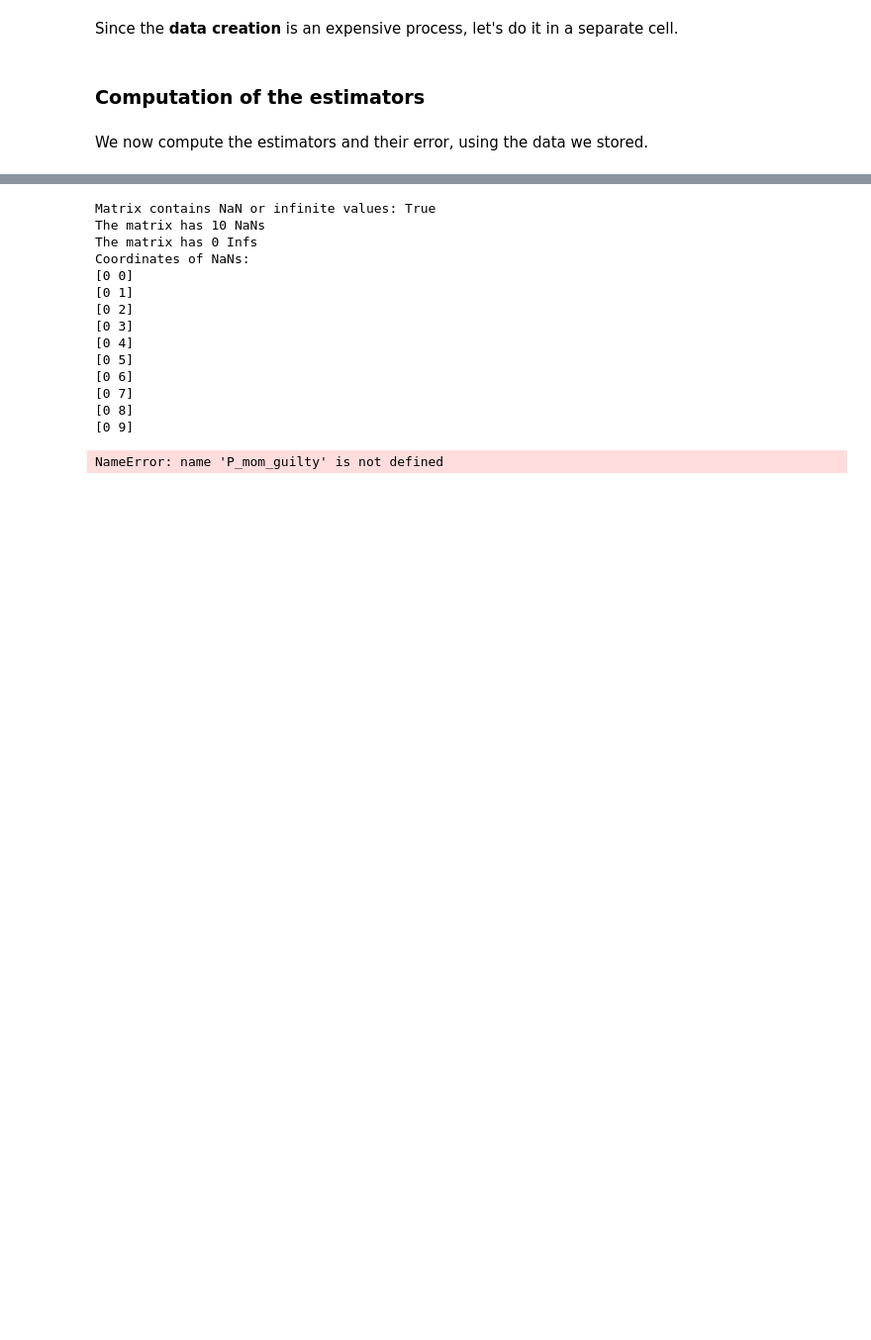
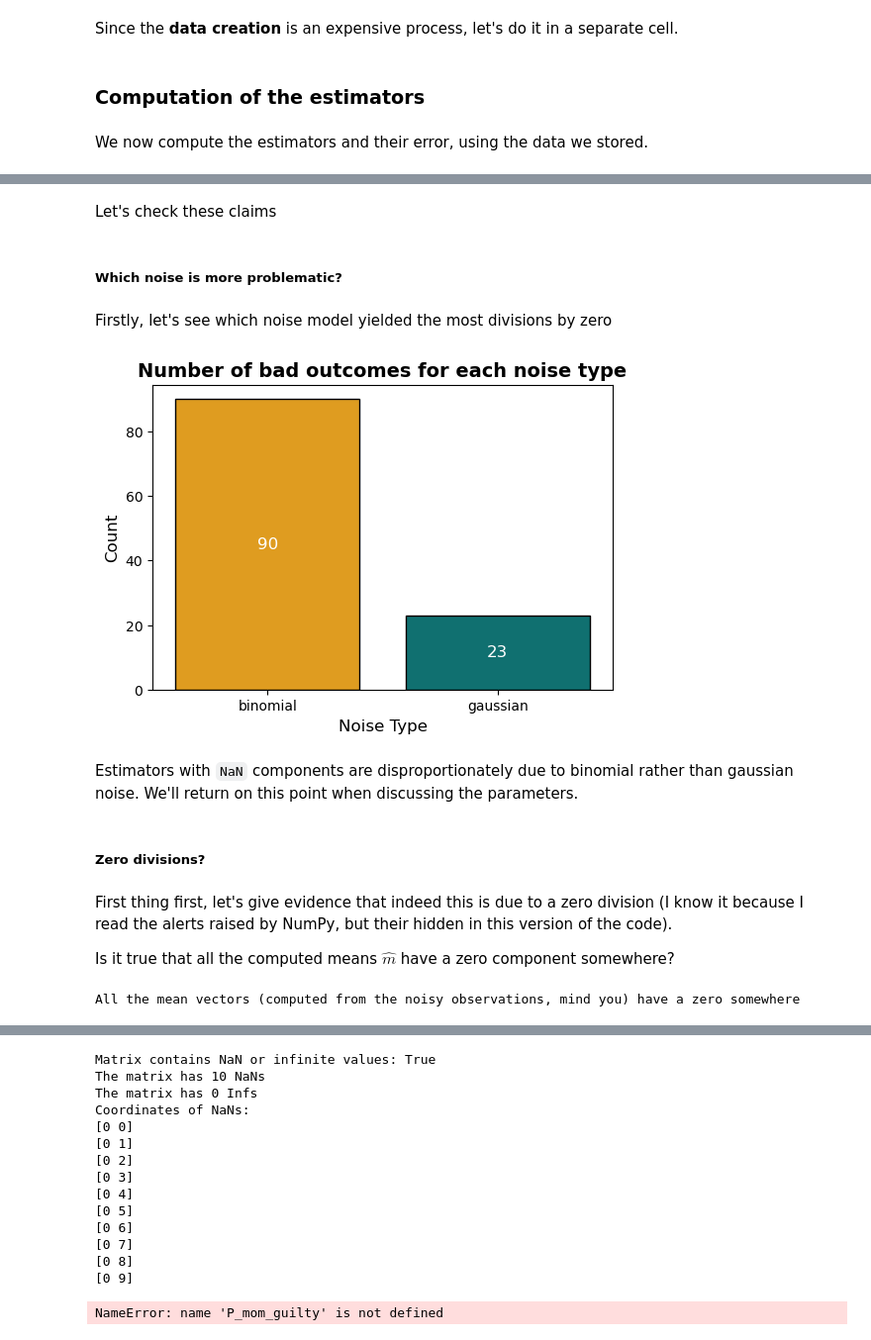
Before and after one commit to M4rinz/MNCM-project, a Jupyter notebook: Codice/MNCM_notebook_stationary.ipynb, the cells around one changed output, grey strips where cells are left out. Shown at 99% size. Cells and saved outputs as stored; diff of their text form; code cells hidden in the pictures; blank space fills up the shorter version.

Commit message:
Fine discussione sulle divisioni per zero

```diff
--- a/Codice/MNCM_notebook_stationary.ipynb
+++ b/Codice/MNCM_notebook_stationary.ipynb
@@ -29,7 +30,7 @@ SEED = 42
 We also define the path where to load/store data
 # %%
 SUBDIRECTORY = f'experiment_seed={SEED}'
-PATH = os.path.join('..','data',SUBDIRECTORY)
+PATH = os.path.join('data',SUBDIRECTORY)
 
 # Let's create the directory, if it doesn't exist yet
 os.makedirs(PATH, exist_ok=True)
@@ -149,7 +152,7 @@ Let's start by **loading** the transition matrix and its invariant distribution.
 with open(os.path.join(PATH,f'P__SEED={SEED}.npy'),'rb') as file:
 	P = np.load(file)
 
-with open(os.path.join(PATH,f'pi__SEED={SEED}'),'rb') as file:
+with open(os.path.join(PATH,f'pi__SEED={SEED}.npy'),'rb') as file:
 	pi_0 = np.load(file)
 # %% [markdown]
 Since the **data creation** is an expensive process, let's do it in a separate cell.
@@ -224,6 +227,7 @@ def error_computation(M:np.ndarray) -> float:
     sqnorm = (np.linalg.norm(M-P,'fro')**2)
     return sqnorm/(S**2)
 
+prod = product(T_range, K_range, range(len(alpha)), ['gaussian','binomial'])
 for T, K, i, noise_type in tqdm(prod):
     # Get parameter, distinguishing the two cases
 	parameter = np.sqrt(variance[i]) if noise_type=='gaussian' else alpha[i]
@@ -233,9 +237,9 @@ for T, K, i, noise_type in tqdm(prod):
 		'TxK': T*K,
 	}
 	if noise_type == 'gaussian':
-		dict_entry['stdev'] = parameter[i]
+		dict_entry['stdev'] = parameter
 	else:
-		dict_entry['alpha'] = parameter[i]
+		dict_entry['alpha'] = parameter
 
 	# Get the name of the subdirectory relative to the current params config
 	obs_subdir_name = return_subdir_name(T=T, K=K, S=S, N=N,
@@ -251,6 +255,8 @@ for T, K, i, noise_type in tqdm(prod):
 		print("Please generate the data by running the cell above")
 		break
 
+	# Just like the author, the computations are repeated
+	# (of course we already have the data)
 	for rep in range(n_reps):
 		# Get name of the file in which the arrays are saved
 		n_filename = f"n_t_arr__repetition={rep}"
@@ -268,7 +274,7 @@ for T, K, i, noise_type in tqdm(prod):
 			warnings.simplefilter("always")
 
 			# method of moments estimator
-			P_mom, _, _ = P_mom_stationary(y_array=y_t_array, A=A_t_arr, N=N)
+			P_mom, mu_hat, _ = P_mom_stationary(y_array=y_t_array, A=A_t_arr, N=N)
 			# conditional least squares estimator
 			P_cls = P_cls_stationary(y_array=y_t_array)
 
@@ -288,10 +294,9 @@ for T, K, i, noise_type in tqdm(prod):
 					'noise_type':noise_type,
 					'n_t': n_t_array,
 					'y_t': y_t_array,
-					'A_t': A_t_arr
+					'A_t': A_t_arr,
+					'parameter': parameter,
+					'P_mom': P_mom,
+					'mu_hat': mu_hat
 				}
-				if noise_type == 'gaussian':
-					bad_config['stdev'] = parameter[i]
-				else:
-					bad_config['alpha'] = parameter[i]
 				zero_division_configurations.append(bad_config)
@@ -380,0 +318,48 @@ As of now, there is a problem with the `NaN`s, and I don't think we'll ever get
+# %% [markdown]
+Let's check these claims
+# %%
+bad_outcomes_df = pd.DataFrame(zero_division_configurations)
+
+bad_gaussian_df = bad_outcomes_df[bad_outcomes_df['noise_type'] == 'gaussian']
+bad_binomial_df = bad_outcomes_df[bad_outcomes_df['noise_type'] == 'binomial']
+# %% [markdown]
+##### Which noise is more problematic?
+# %% [markdown]
+Firstly, let's see which noise model yielded the most divisions by zero
+# %%
+# Count the number of rows for each noise type
+noise_counts = bad_outcomes_df['noise_type'].value_counts()
+
+fig, ax = plt.subplots(figsize=(6,4))
+sns.barplot(x=noise_counts.index,  y=noise_counts.values,
+			palette=['orange', 'teal'], edgecolor='black',
+			legend=False, hue=noise_counts.index,
+			ax=ax)
+
+# Display the absolute number in the middle of each bar
+for i in range(len(noise_counts)):
+	ax.text(i, noise_counts.values[i] / 2, str(noise_counts.values[i]), ha='center', va='center', fontsize=12, color='white')
+
+ax.set_xlabel('Noise Type', fontsize=12)
+ax.set_ylabel('Count', fontsize=12)
+ax.set_title('Number of bad outcomes for each noise type', fontsize=14, fontweight='bold')
+plt.show()
+# %% [output]
+[figure, added]
+# %% [markdown]
+Estimators with `NaN` components are disproportionately due to binomial rather than gaussian noise. We'll return on this point when discussing the parameters.
+# %% [markdown]
+##### Zero divisions?
+# %% [markdown]
+First thing first, let's give evidence that indeed this is due to a zero division (I know it because I read the alerts raised by NumPy, but their hidden in this version of the code).
+
+Is it true that all the computed means $\hat{m}$ have a zero component somewhere?
+# %%
+all_mu_have_a_zero = bad_outcomes_df['mu_hat'].apply(lambda arr: np.any(arr == 0)).all()
+
+if all_mu_have_a_zero:
+	print("All the mean vectors (computed from the noisy observations, mind you) have a zero somewhere")
+else:
+	print("At least one mean vector has all nonzero components")
+# %% [output]
+All the mean vectors (computed from the noisy observations, mind you) have a zero somewhere
```
Also changed, not shown: parts of 20 cells of this notebook, 3 other files.
